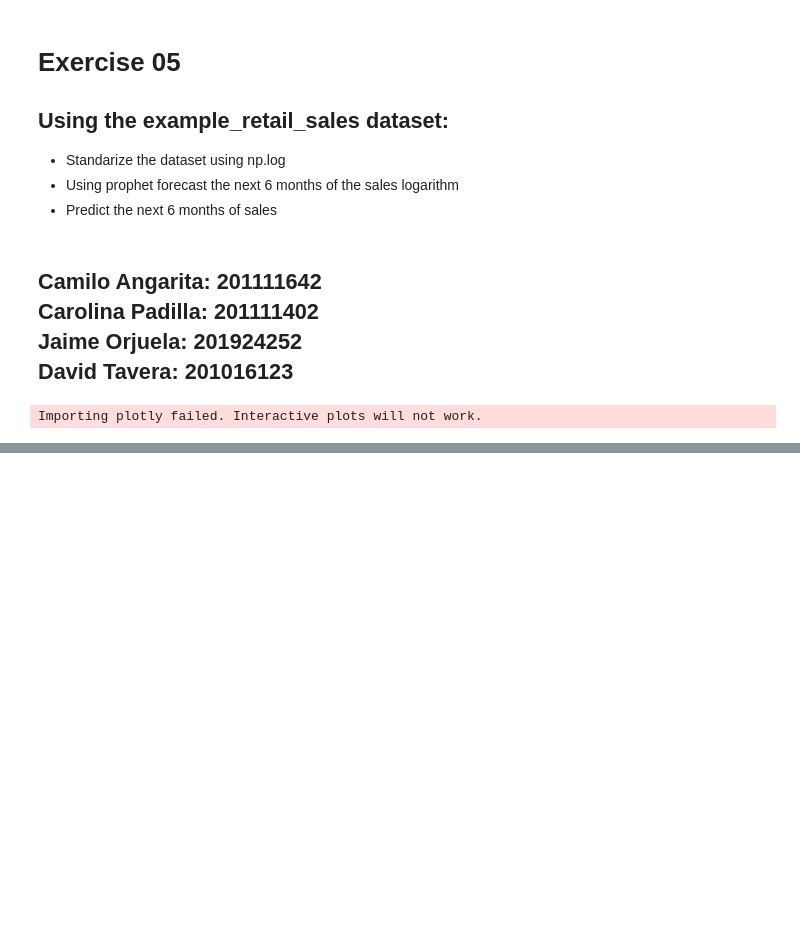
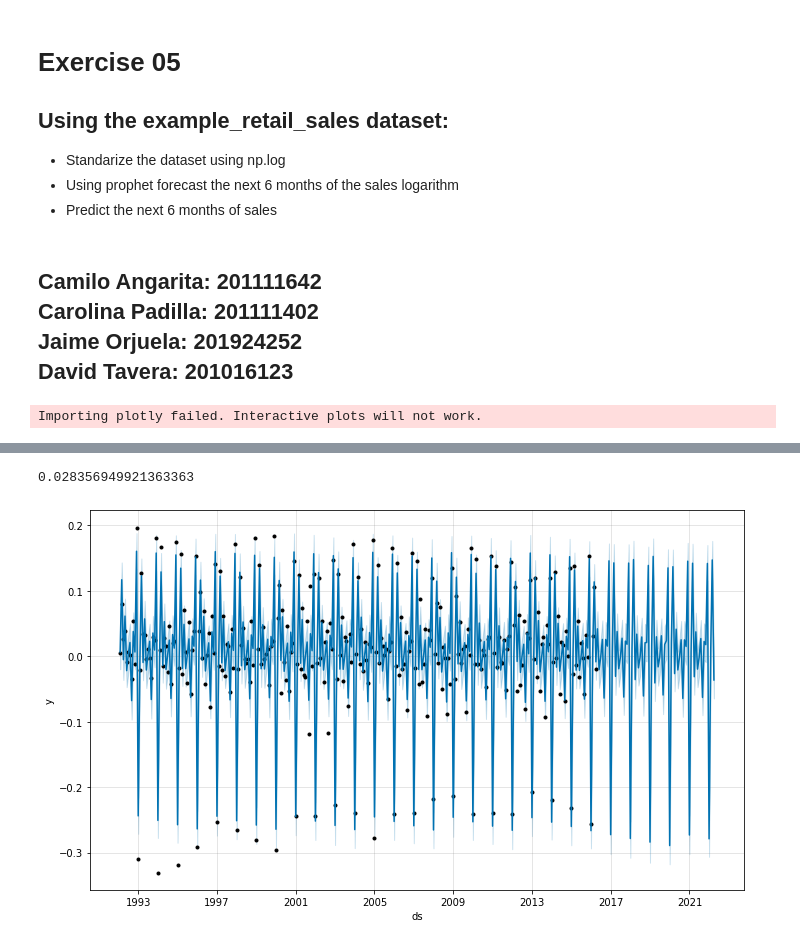
Before and after one commit to dtavera2269/AdvancedMethodsDataAnalysisClass, a Jupyter notebook: Exercises/E05-prophet.ipynb, the cells around one changed output, grey strips where cells are left out. Cells and saved outputs as stored; diff of their text form; code cells hidden in the pictures; blank space fills up the shorter version.

```diff
--- a/Exercises/E05-prophet.ipynb
+++ b/Exercises/E05-prophet.ipynb
@@ -141,0 +185,9 @@ fig1 = model_fit.plot(forecast)
+# %%
+X = retail_rl.values
+size = int(len(X) * 0.9)
+train_rl, test_rl = retail_rl[0:size], retail_rl[size:len(X)]
+l1=len(train_rl)
+l2=len(test_rl)
+history_rl=train_rl
+predictions_rl = list()
+print('l1: ',l1,'l2: ',l2)
@@ -141,0 +196,13 @@ fig1 = model_fit.plot(forecast)
+# %%
+for t in range(len(test_rl)):
+    model_rl = Prophet()
+    model_fit_rl = model_rl.fit(history_rl)
+    future_rl = model_fit_rl.make_future_dataframe(periods=1, freq='M')
+    future_rl = future_rl.iloc[[len(history_rl)]]
+    forecast_rl = model_fit_rl.predict(future_rl)
+    yhat_rl = forecast_rl[['yhat']]
+    predictions_rl.append(yhat_rl.iloc[0,0])
+    obs_rl = test_rl.iloc[[t]]
+    history_rl=history_rl.append(obs_rl)
+    print("nueva longitud:",len(history_rl))
+    #print('predicted=%f, expected=%f' % (yhat.iloc[0,0], obs.iloc[0,0]))
@@ -141,0 +231,13 @@ fig1 = model_fit.plot(forecast)
+# %%
+error_rl = mean_squared_error(test_rl.loc[:,'y'].to_list(), predictions_rl)**0.5
+error_rl
+# %% [output]
+0.028356949921363363
+# %%
+future_rl = model_fit_rl.make_future_dataframe(periods=12* 6, freq='M')
+#future.tail()
+forecast_rl = model_fit_rl.predict(future_rl)
+#forecast[['ds', 'yhat', 'yhat_lower', 'yhat_upper']].tail()
+fig1_rl = model_fit_rl.plot(forecast_rl)
+# %% [output]
+[figure, added]
```
Also changed, not shown: parts of 13 cells of this notebook.
